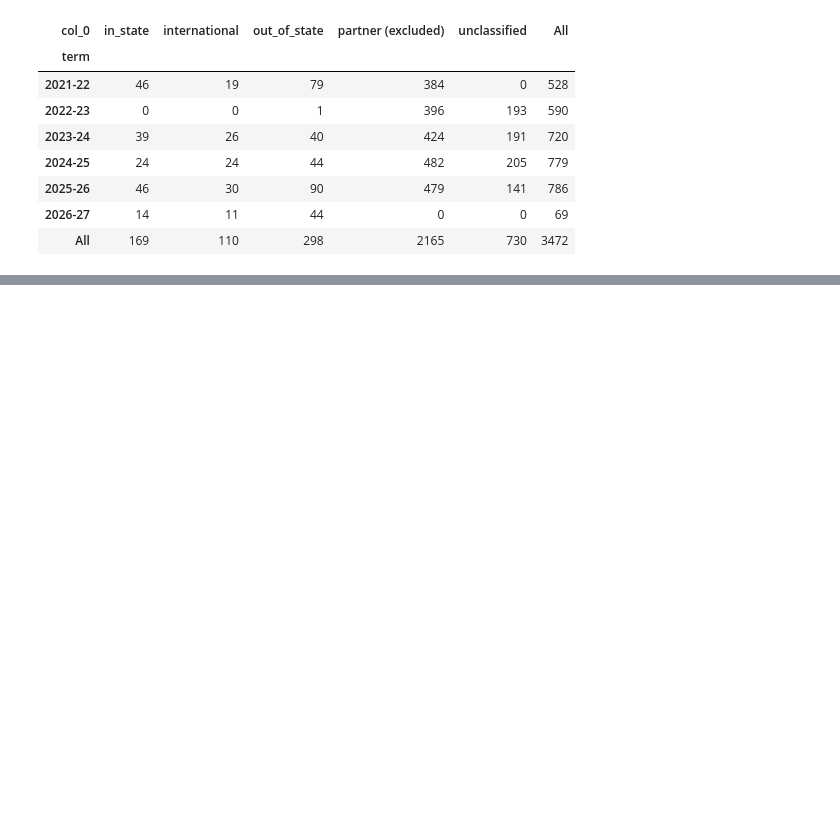
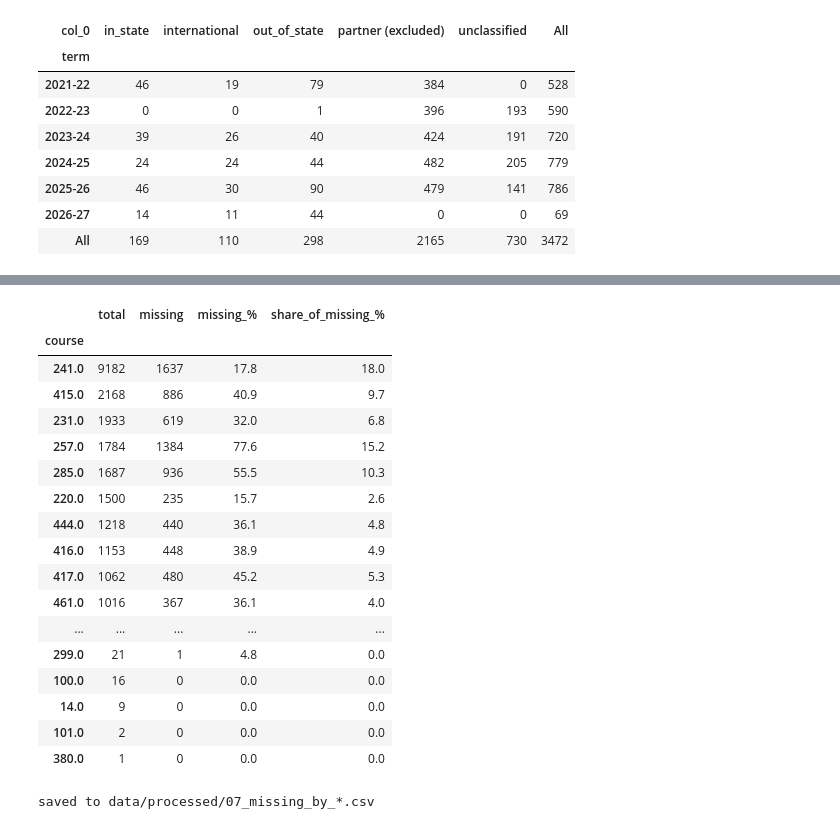
Before and after one commit to Sherry438/NetMath-Data-Analysis, a Jupyter notebook: notebooks/03_illinois_enrollment_trends.ipynb, the cells around one changed output, grey strips where cells are left out. Cells and saved outputs as stored; diff of their text form; code cells hidden in the pictures; blank space fills up the shorter version.

```diff
--- a/notebooks/03_illinois_enrollment_trends.ipynb
+++ b/notebooks/03_illinois_enrollment_trends.ipynb
@@ -1039,0 +1254,30 @@ pd.crosstab(
+# %%
+# by course, largest courses first
+with pd.option_context("display.max_rows", None):
+    display(missing_tables["course"].sort_values("total", ascending=False))
+# %% [output]
+|  | total | missing | missing_% | share_of_missing_% |
+| course |  |  |  |  |
+| 241.0 | 9182 | 1637 | 17.8 | 18.0 |
+| 415.0 | 2168 | 886 | 40.9 | 9.7 |
+| 231.0 | 1933 | 619 | 32.0 | 6.8 |
+| 257.0 | 1784 | 1384 | 77.6 | 15.2 |
+| 285.0 | 1687 | 936 | 55.5 | 10.3 |
+| 220.0 | 1500 | 235 | 15.7 | 2.6 |
+| 444.0 | 1218 | 440 | 36.1 | 4.8 |
+| 416.0 | 1153 | 448 | 38.9 | 4.9 |
+| 417.0 | 1062 | 480 | 45.2 | 5.3 |
+| 461.0 | 1016 | 367 | 36.1 | 4.0 |
+| ... | ... | ... | ... | ... |
+| 299.0 | 21 | 1 | 4.8 | 0.0 |
+| 100.0 | 16 | 0 | 0.0 | 0.0 |
+| 14.0 | 9 | 0 | 0.0 | 0.0 |
+| 101.0 | 2 | 0 | 0.0 | 0.0 |
+| 380.0 | 1 | 0 | 0.0 | 0.0 |
+# %%
+# save all 7.2 tables to data/processed (gitignored)
+for col, t in missing_tables.items():
+    t.to_csv(f"../data/processed/07_missing_by_{col}.csv")
+print("saved to data/processed/07_missing_by_*.csv")
+# %% [output]
+saved to data/processed/07_missing_by_*.csv
```
Also changed, not shown: parts of 8 cells of this notebook.
